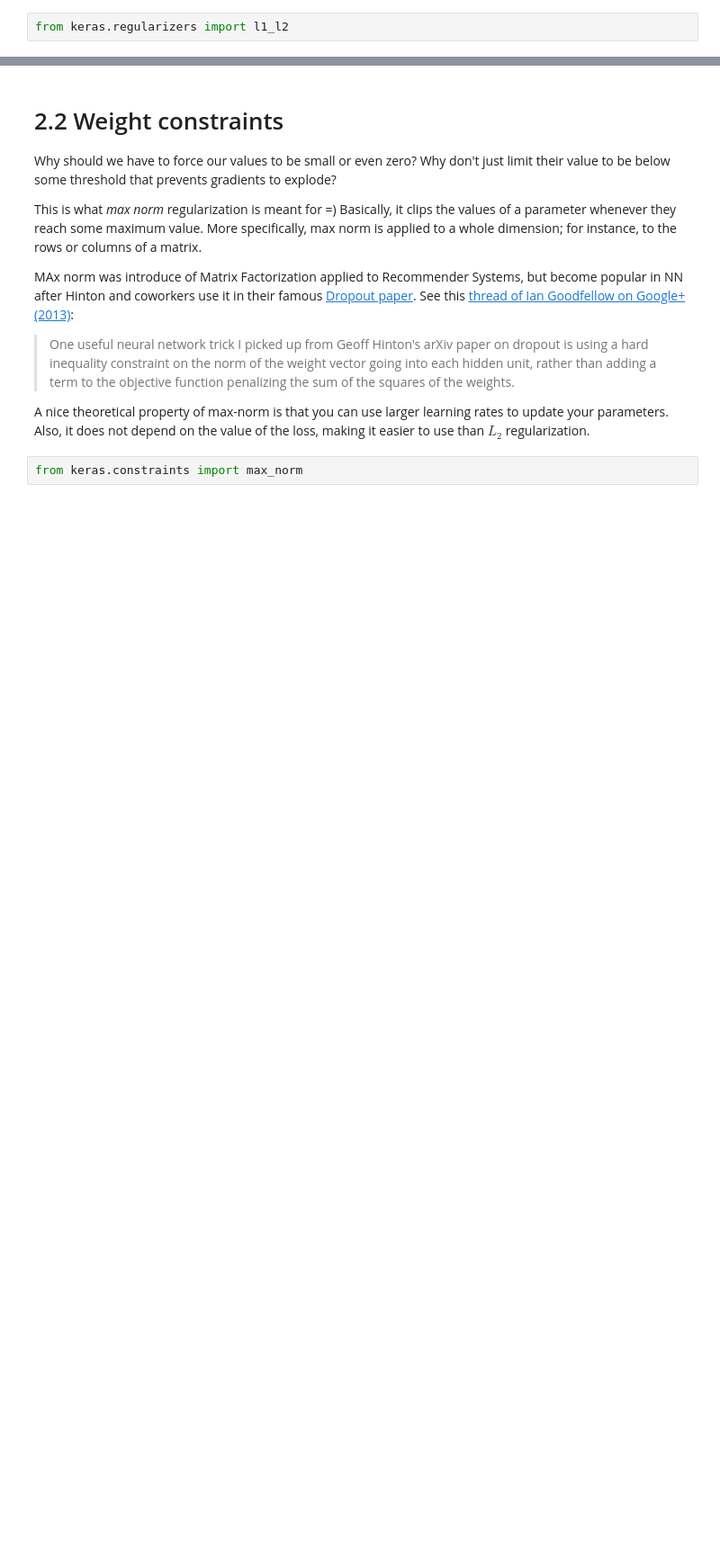
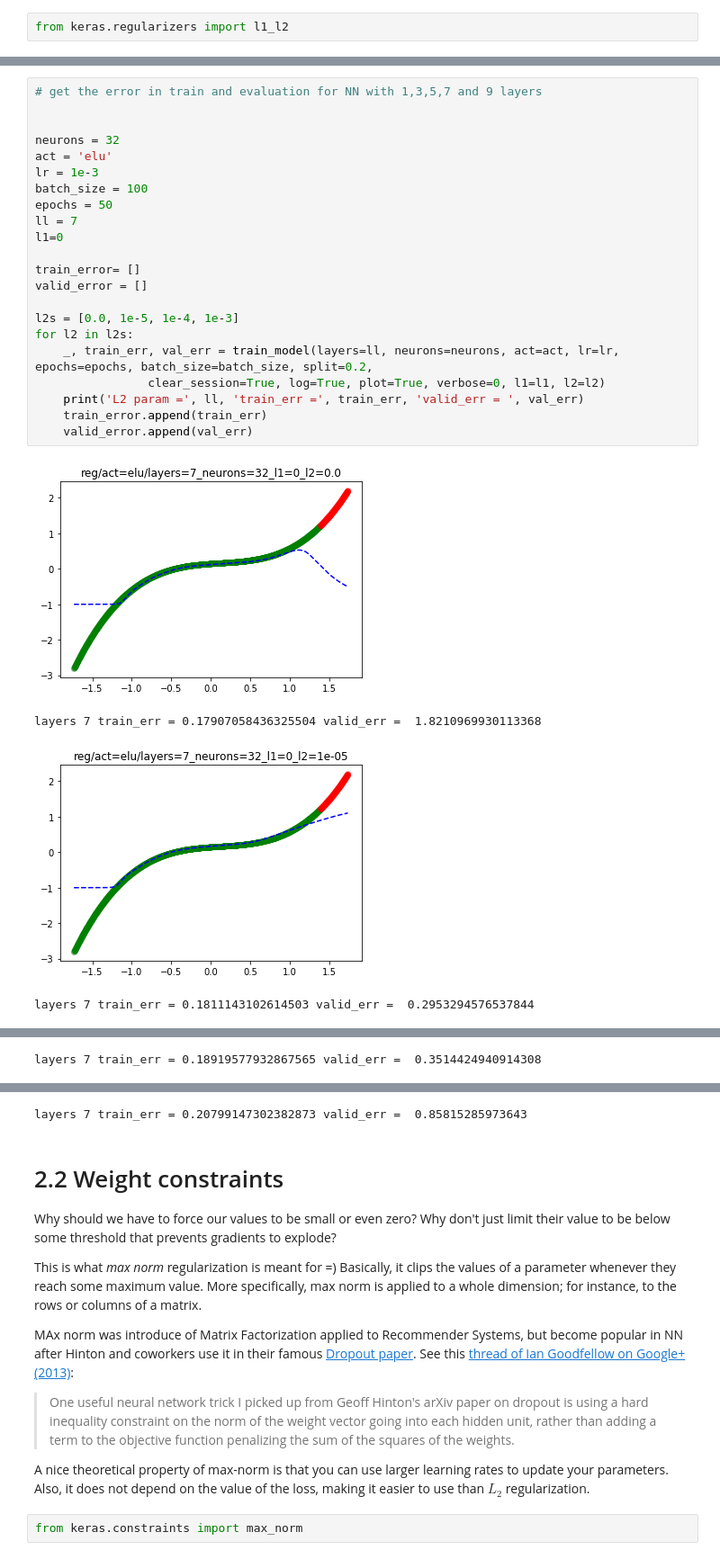
Before and after one commit to bichopaulinho/DeepLearningCourse, a Jupyter notebook: 04_Optimization/10_Regularization-student_version.ipynb, the cells around one changed output, grey strips where cells are left out. Shown at 90% size. Saved outputs shown, nothing was run; the diff lists cells and outputs as text; blank space fills up the shorter version.

```diff
--- a/04_Optimization/10_Regularization-student_version.ipynb
+++ b/04_Optimization/10_Regularization-student_version.ipynb
@@ -202,0 +286,27 @@ from keras.regularizers import l1_l2
+# %%
+# get the error in train and evaluation for NN with 1,3,5,7 and 9 layers
+
+
+neurons = 32
+act = 'elu'
+lr = 1e-3
+batch_size = 100
+epochs = 50
+ll = 7
+l1=0
+
+train_error= []
+valid_error = []
+
+l2s = [0.0, 1e-5, 1e-4, 1e-3]
+for l2 in l2s:
+    _, train_err, val_err = train_model(layers=ll, neurons=neurons, act=act, lr=lr, epochs=epochs, batch_size=batch_size, split=0.2,
+                clear_session=True, log=True, plot=True, verbose=0, l1=l1, l2=l2)
+    print('L2 param =', ll, 'train_err =', train_err, 'valid_err = ', val_err)
+    train_error.append(train_err)
+    valid_error.append(val_err)
+# %% [output]
+[figure, added]
+layers 7 train_err = 0.17907058436325504 valid_err =  1.8210969930113368
+[figure, added]
+layers 7 train_err = 0.1811143102614503 valid_err =  0.2953294576537844
@@ -202,0 +314 @@ from keras.regularizers import l1_l2
+layers 7 train_err = 0.18919577932867565 valid_err =  0.3514424940914308
@@ -203,3 +316,4 @@ from keras.regularizers import l1_l2
+layers 7 train_err = 0.20799147302382873 valid_err =  0.85815285973643
 # %% [markdown]
 # 2.2 Weight constraints
 
```
Also changed, not shown: parts of 10 cells of this notebook, 2 other files.
